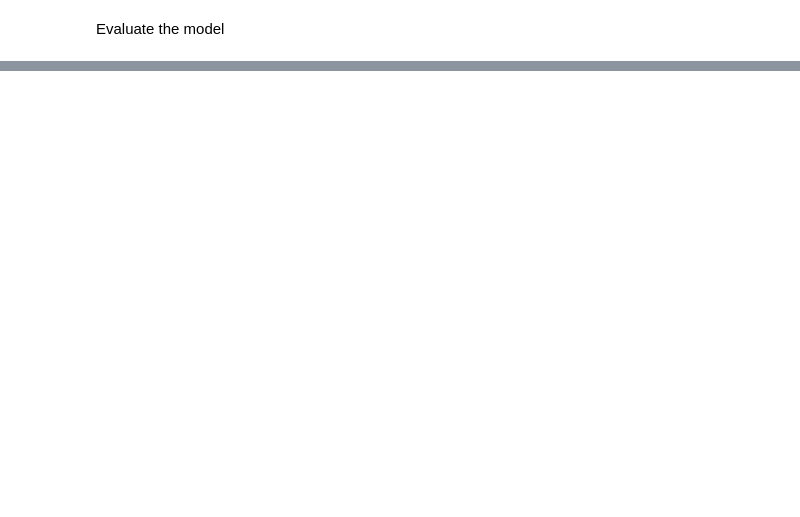
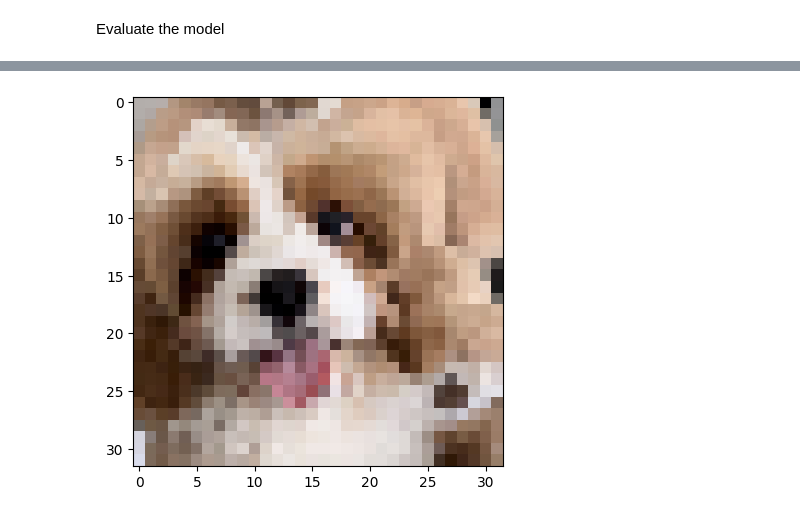
Before and after one commit to ffyycc/deep-learning-mosaic, a Jupyter notebook: image_classification.ipynb, the cells around one changed output, grey strips where cells are left out. Saved outputs shown, nothing was run; the diff lists cells and outputs as text; code cells hidden in the pictures; blank space fills up the shorter version.

```diff
--- a/image_classification.ipynb
+++ b/image_classification.ipynb
@@ -488,26 +836,26 @@ tuned_cnn_test_loss, tuned_cnn_test_acc
 # %%
-# Load the image
-img_path = 'cat2.jpg'  # replace with your image path
-img = image.load_img(img_path, target_size=(32, 32))
+def test_image(model, path):
+    # Load the image
+    img = image.load_img(path, target_size=(32, 32))
 
-# Convert the image to a numpy array
-x = image.img_to_array(img)
+    # Convert the image to a numpy array
+    x = image.img_to_array(img)
 
-# Normalize the image
-x = x / 255.0
+    # Normalize the image
+    x = x / 255.0
 
-# Add a dimension to transform the array into a "batch" of size (1, 32, 32, 3)
-x = np.expand_dims(x, axis=0)
+    # Add a dimension to transform the array into a "batch" of size (1, 32, 32, 3)
+    x = np.expand_dims(x, axis=0)
 
-# Perform the prediction
-preds = model.predict(x)
+    # Perform the prediction
+    preds = model.predict(x)
 
-# Decode the prediction
-pred_class = np.argmax(preds[0])
+    # Decode the prediction
+    pred_class = np.argmax(preds[0])
 
-# Map the label index to the corresponding class
-label_map = {0: 'Cat', 1: 'Dog', 2: 'Airplane', 3: 'Automobile'}  # adjust this to your classes
-print(f'The image is classified as: {label_map[pred_class]}')
+    # Map the label index to the corresponding class
+    label_map = {0: 'Cat', 1: 'Dog', 2: 'Airplane', 3: 'Automobile'}  # adjust this to your classes
+    print(f'The image is classified as: {label_map[pred_class]}')
 
-imgplot = plt.imshow(img)
-plt.show()
+    imgplot = plt.imshow(img)
+    plt.show()
@@ -521,0 +862,4 @@ with CustomObjectScope({'dice_coef': dice_coef}):
+# %%
+img_path = 'dog.jpg'  # replace with your image path
+test_image(cnn_model, img_path)
+# %% [output]
@@ -521,0 +868 @@ with CustomObjectScope({'dice_coef': dice_coef}):
+[figure, added]
```
Also changed, not shown: parts of 33 cells of this notebook.
